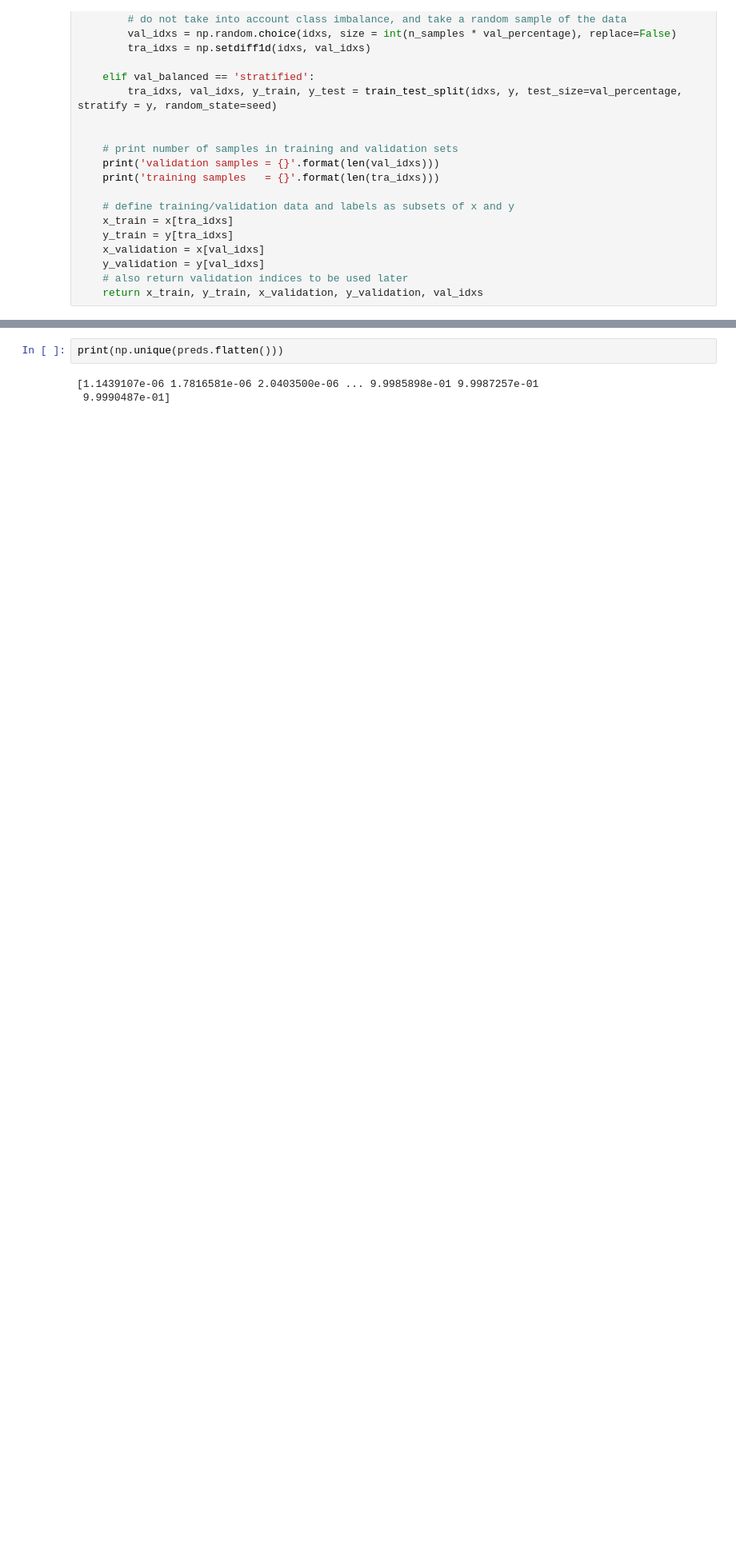
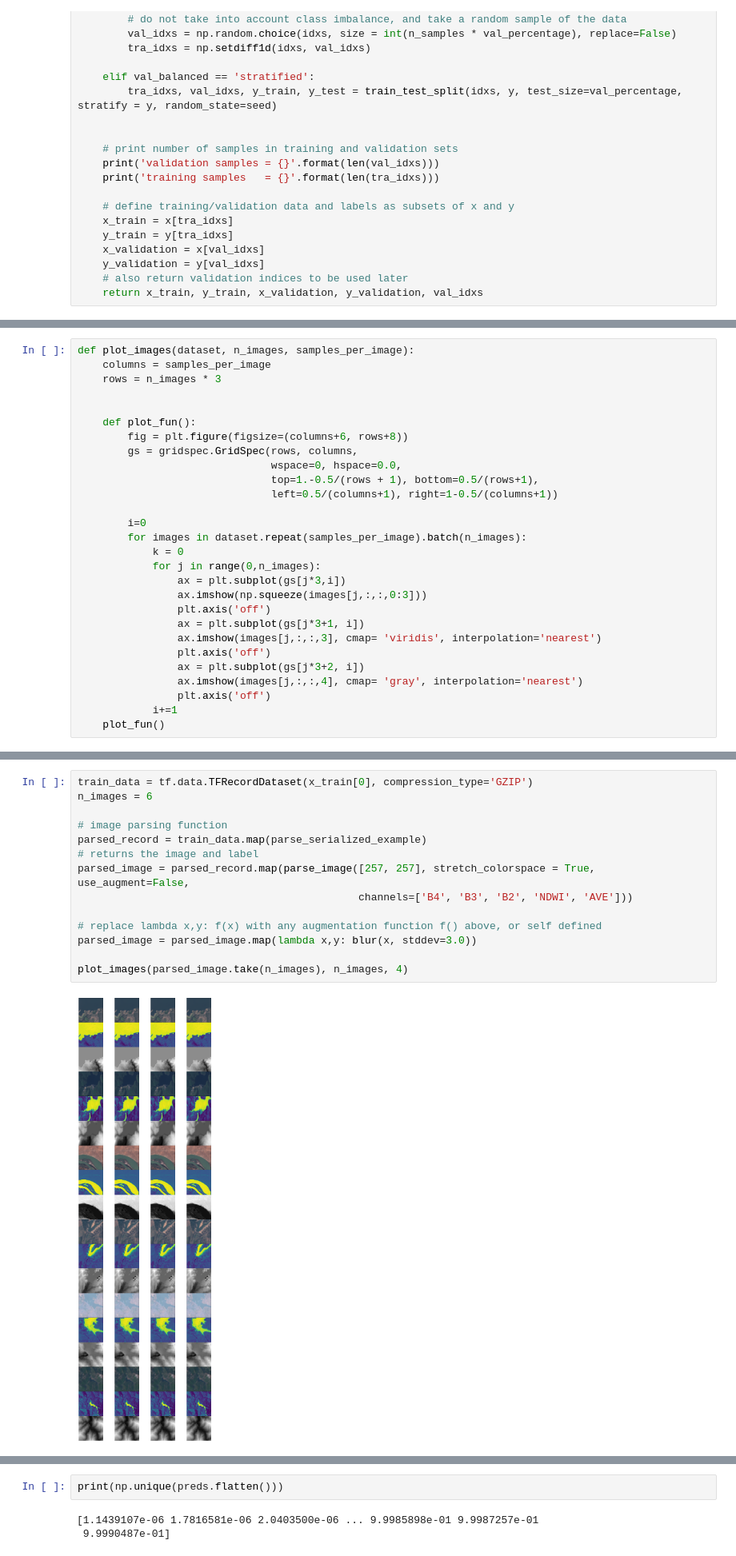
Before and after one commit to stephandooper/dam_detection, a Jupyter notebook: dam_detection.ipynb, the cells around one changed output, grey strips where cells are left out. Shown at 80% size. Saved outputs shown, nothing was run; the diff lists cells and outputs as text; blank space fills up the shorter version.

```diff
--- a/dam_detection.ipynb
+++ b/dam_detection.ipynb
@@ -395,0 +597,28 @@ The results of implementing this change looks something like what is depicted in
+# %%
+def plot_images(dataset, n_images, samples_per_image):
+    columns = samples_per_image
+    rows = n_images * 3
+
+
+    def plot_fun():
+        fig = plt.figure(figsize=(columns+6, rows+8))
+        gs = gridspec.GridSpec(rows, columns,
+                               wspace=0, hspace=0.0,
+                               top=1.-0.5/(rows + 1), bottom=0.5/(rows+1),
+                               left=0.5/(columns+1), right=1-0.5/(columns+1))
+
+        i=0
+        for images in dataset.repeat(samples_per_image).batch(n_images):
+            k = 0
+            for j in range(0,n_images):
+                ax = plt.subplot(gs[j*3,i])
+                ax.imshow(np.squeeze(images[j,:,:,0:3]))
+                plt.axis('off')
+                ax = plt.subplot(gs[j*3+1, i])
+                ax.imshow(images[j,:,:,3], cmap= 'viridis', interpolation='nearest')
+                plt.axis('off')
+                ax = plt.subplot(gs[j*3+2, i])
+                ax.imshow(images[j,:,:,4], cmap= 'gray', interpolation='nearest')
+                plt.axis('off')
+            i+=1
+    plot_fun()
@@ -396,3 +629,19 @@ The results of implementing this change looks something like what is depicted in
+# %%
+train_data = tf.data.TFRecordDataset(x_train[0], compression_type='GZIP')
+n_images = 6
+
+# image parsing function
+parsed_record = train_data.map(parse_serialized_example)
+# returns the image and label
+parsed_image = parsed_record.map(parse_image([257, 257], stretch_colorspace = True, use_augment=False,
+                                             channels=['B4', 'B3', 'B2', 'NDWI', 'AVE']))
+
+# replace lambda x,y: f(x) with any augmentation function f() above, or self defined
+parsed_image = parsed_image.map(lambda x,y: blur(x, stddev=3.0))
+
+plot_images(parsed_image.take(n_images), n_images, 4)
+# %% [output]
+[figure, added]
 # %% [markdown]
 ### Record counter
 The code below is a simple function to count the number of records inside of the TFRecord files. The idea is a basic reduce function that aggregates the unique labels and their counts
```
Also changed, not shown: parts of 46 cells of this notebook, 10 other files.
